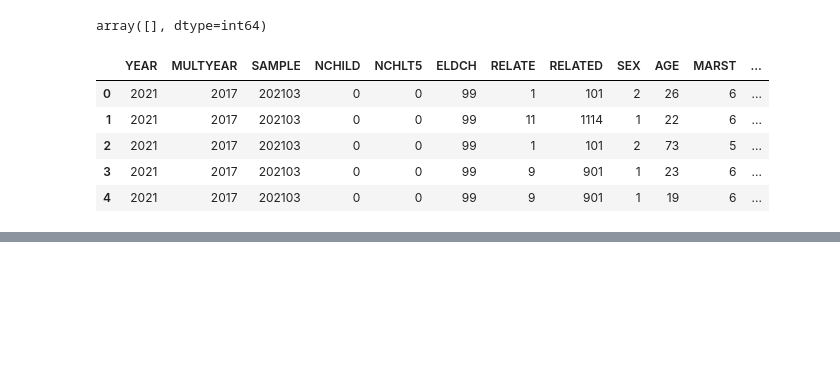
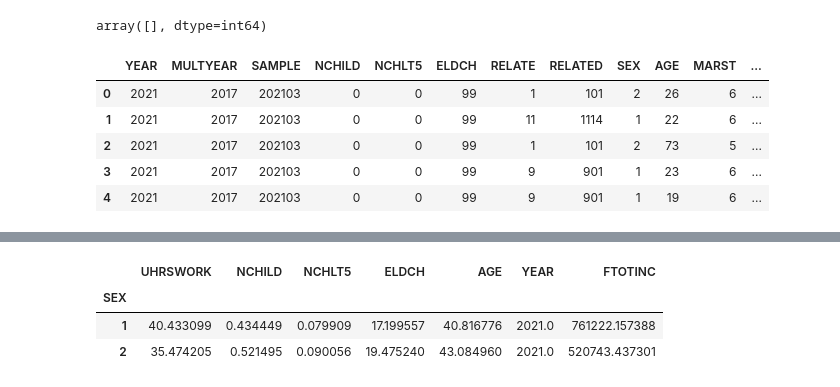
Before and after one commit to zoeludena/dsc106, a Jupyter notebook: Project 3.ipynb, the cells around one changed output, grey strips where cells are left out. Cells and saved outputs as stored; diff of their text form; code cells hidden in the pictures; blank space fills up the shorter version.

```diff
--- a/Project 3.ipynb
+++ b/Project 3.ipynb
@@ -153,0 +204,9 @@ df.groupby("Groups").count()
+# %%
+explore = ["UHRSWORK", "NCHILD", "NCHLT5", "ELDCH", "AGE", "YEAR", "FTOTINC"]
+# %%
+df.groupby("SEX")[explore].mean() #1 is male and 2 is female
+# %% [output]
+|  | UHRSWORK | NCHILD | NCHLT5 | ELDCH | AGE | YEAR | FTOTINC |
+| SEX |  |  |  |  |  |  |  |
+| 1 | 40.433099 | 0.434449 | 0.079909 | 17.199557 | 40.816776 | 2021.0 | 761222.157388 |
+| 2 | 35.474205 | 0.521495 | 0.090056 | 19.475240 | 43.084960 | 2021.0 | 520743.437301 |
```
Also changed, not shown: parts of 26 cells of this notebook.
